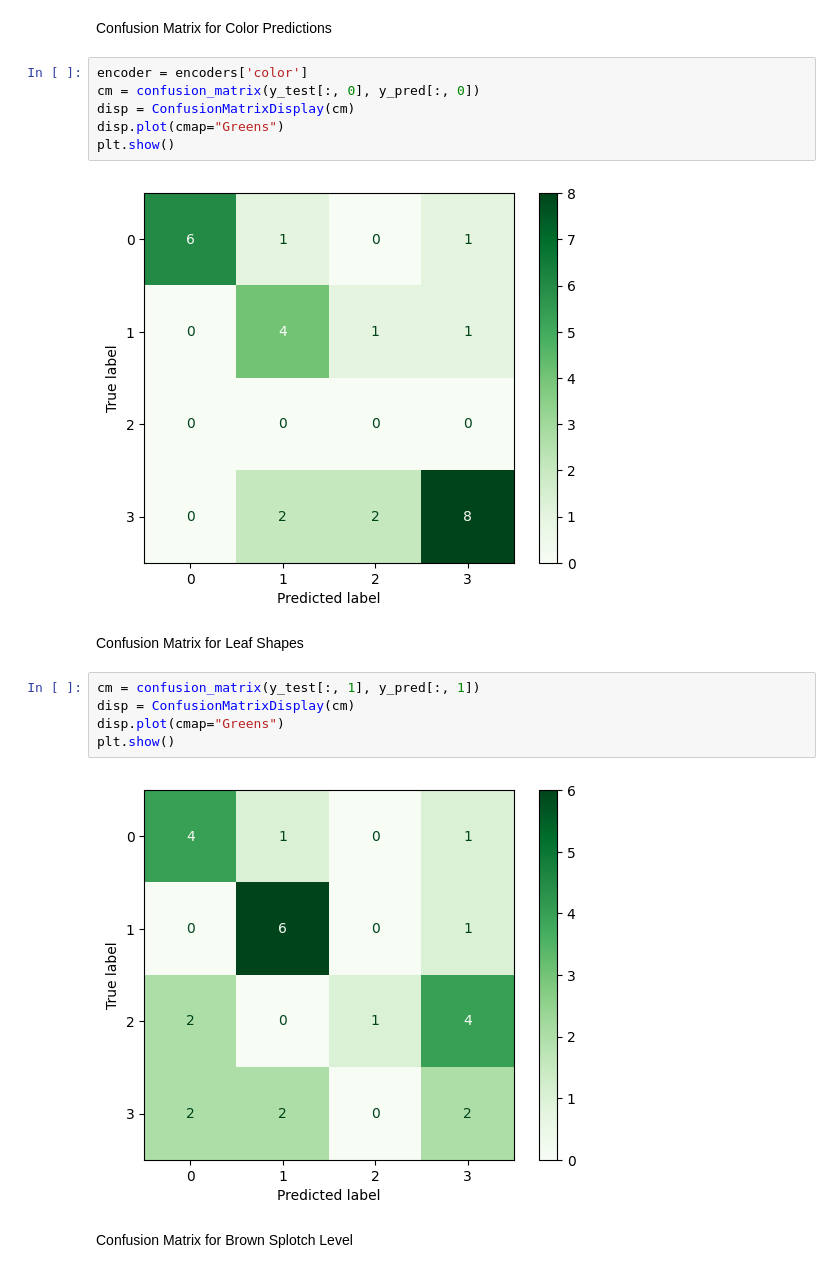
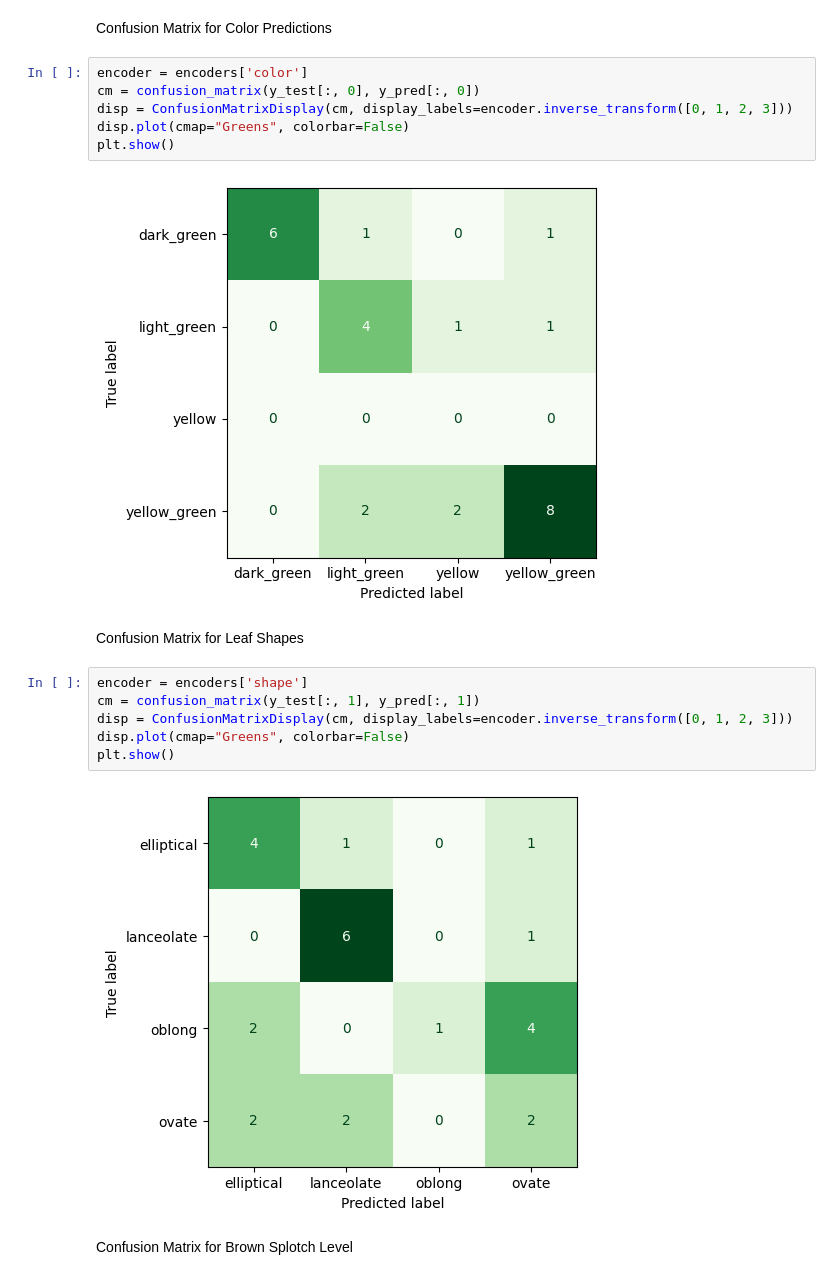
Before and after one commit to vivaansinghvi07/smoky-mountain-data-comp, a Jupyter notebook: step2/model_morph_class.ipynb, the cells around one changed output. Drawn from its saved outputs; the diff is of its cells as text.

Commit message:
updated confusion matrix

```diff
--- a/step2/model_morph_class.ipynb
+++ b/step2/model_morph_class.ipynb
@@ -313,20 +313,21 @@ Confusion Matrix for Color Predictions
 # %%
 encoder = encoders['color']
 cm = confusion_matrix(y_test[:, 0], y_pred[:, 0])
-disp = ConfusionMatrixDisplay(cm)
-disp.plot(cmap="Greens")
+disp = ConfusionMatrixDisplay(cm, display_labels=encoder.inverse_transform([0, 1, 2, 3]))
+disp.plot(cmap="Greens", colorbar=False)
 plt.show()
 # %% [output]
-[figure, old version]
+[figure, new version]
 # %% [markdown]
 Confusion Matrix for Leaf Shapes
 # %%
+encoder = encoders['shape']
 cm = confusion_matrix(y_test[:, 1], y_pred[:, 1])
-disp = ConfusionMatrixDisplay(cm)
-disp.plot(cmap="Greens")
+disp = ConfusionMatrixDisplay(cm, display_labels=encoder.inverse_transform([0, 1, 2, 3]))
+disp.plot(cmap="Greens", colorbar=False)
 plt.show()
 # %% [output]
-[figure, old version]
+[figure, new version]
 # %% [markdown]
 Confusion Matrix for Brown Splotch Level
 # %%
```
Also changed, not shown: parts of 1 cell of this notebook.
